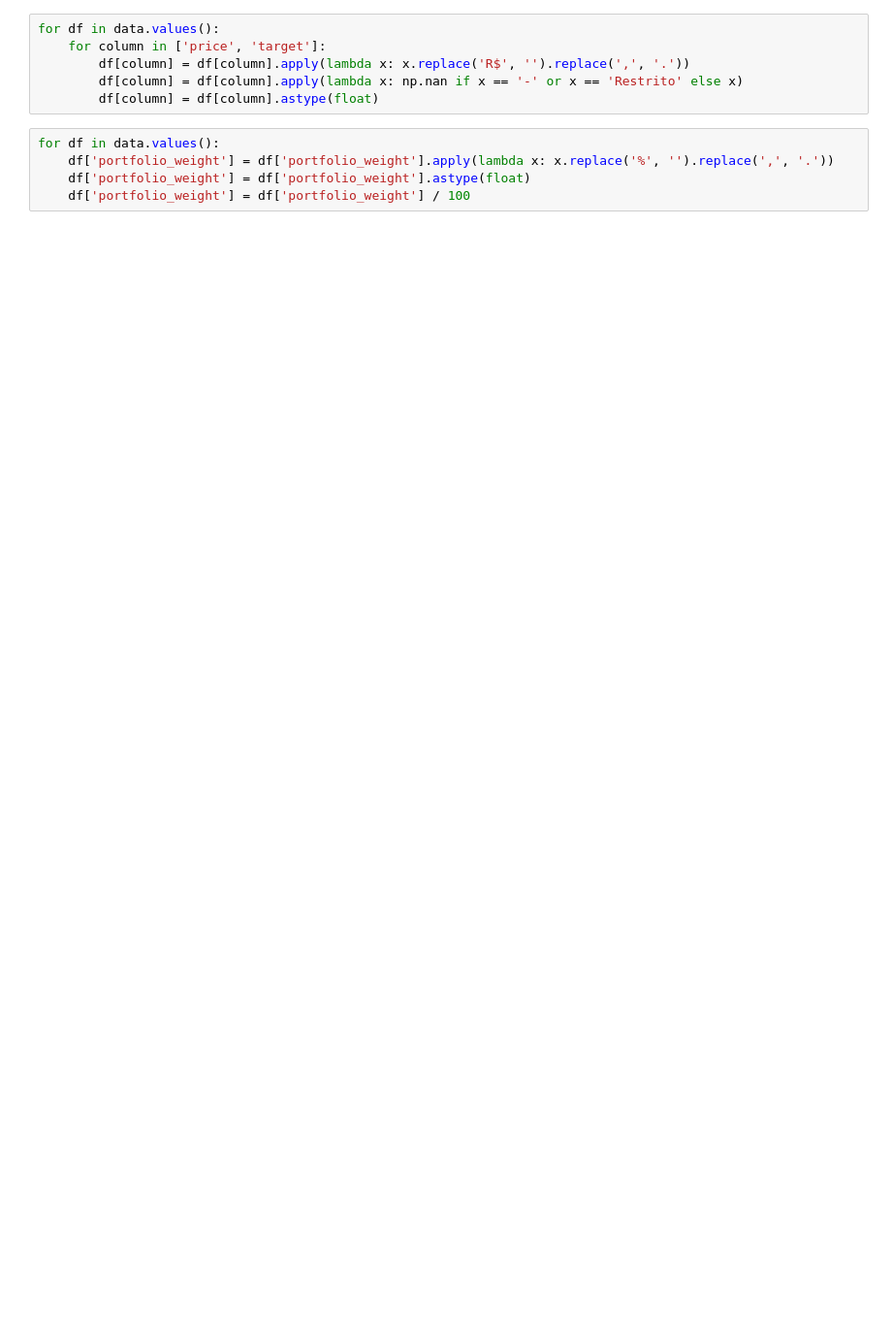
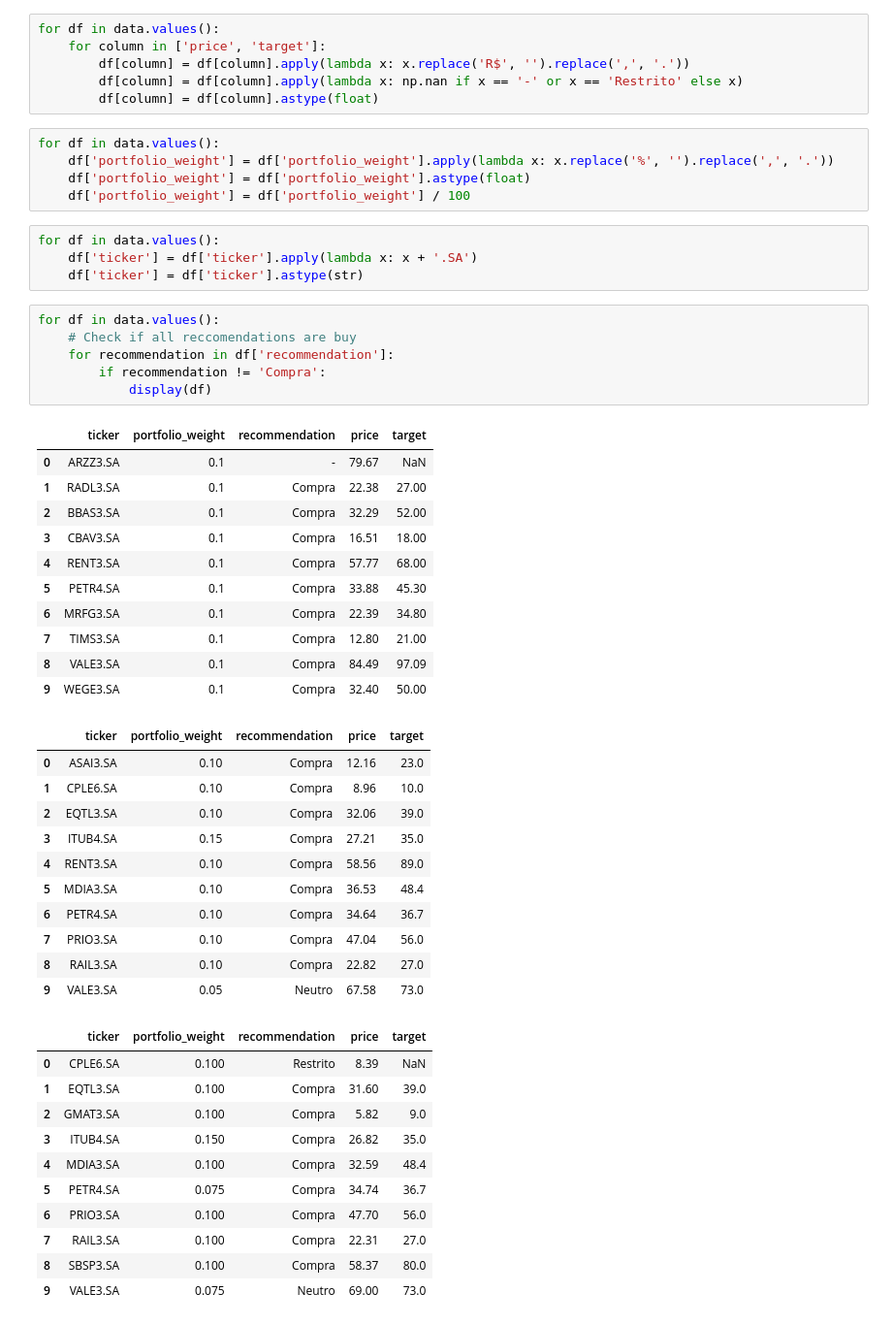
Before and after one commit to gabrielonishi/portifolio-balancing, a Jupyter notebook: notebooks/02-data-processing.ipynb, the cells around one changed output. Shown: that part at 97% size. Cells and saved outputs as stored; diff of their text form; blank space fills up the shorter version.

```diff
--- a/notebooks/02-data-processing.ipynb
+++ b/notebooks/02-data-processing.ipynb
@@ -60,3 +61,47 @@ for df in data.values():
     df['portfolio_weight'] = df['portfolio_weight'].apply(lambda x: x.replace('%', '').replace(',', '.'))
     df['portfolio_weight'] = df['portfolio_weight'].astype(float)
     df['portfolio_weight'] = df['portfolio_weight'] / 100
+# %%
+for df in data.values():
+    df['ticker'] = df['ticker'].apply(lambda x: x + '.SA')
+    df['ticker'] = df['ticker'].astype(str)
+# %%
+for df in data.values():
+    # Check if all reccomendations are buy
+    for recommendation in df['recommendation']:
+        if recommendation != 'Compra':
+            display(df)
+# %% [output]
+|  | ticker | portfolio_weight | recommendation | price | target |
+| 0 | ARZZ3.SA | 0.1 | - | 79.67 | NaN |
+| 1 | RADL3.SA | 0.1 | Compra | 22.38 | 27.00 |
+| 2 | BBAS3.SA | 0.1 | Compra | 32.29 | 52.00 |
+| 3 | CBAV3.SA | 0.1 | Compra | 16.51 | 18.00 |
+| 4 | RENT3.SA | 0.1 | Compra | 57.77 | 68.00 |
+| 5 | PETR4.SA | 0.1 | Compra | 33.88 | 45.30 |
+| 6 | MRFG3.SA | 0.1 | Compra | 22.39 | 34.80 |
+| 7 | TIMS3.SA | 0.1 | Compra | 12.80 | 21.00 |
+| 8 | VALE3.SA | 0.1 | Compra | 84.49 | 97.09 |
+| 9 | WEGE3.SA | 0.1 | Compra | 32.40 | 50.00 |
+|  | ticker | portfolio_weight | recommendation | price | target |
+| 0 | ASAI3.SA | 0.10 | Compra | 12.16 | 23.0 |
+| 1 | CPLE6.SA | 0.10 | Compra | 8.96 | 10.0 |
+| 2 | EQTL3.SA | 0.10 | Compra | 32.06 | 39.0 |
+| 3 | ITUB4.SA | 0.15 | Compra | 27.21 | 35.0 |
+| 4 | RENT3.SA | 0.10 | Compra | 58.56 | 89.0 |
+| 5 | MDIA3.SA | 0.10 | Compra | 36.53 | 48.4 |
+| 6 | PETR4.SA | 0.10 | Compra | 34.64 | 36.7 |
+| 7 | PRIO3.SA | 0.10 | Compra | 47.04 | 56.0 |
+| 8 | RAIL3.SA | 0.10 | Compra | 22.82 | 27.0 |
+| 9 | VALE3.SA | 0.05 | Neutro | 67.58 | 73.0 |
+|  | ticker | portfolio_weight | recommendation | price | target |
+| 0 | CPLE6.SA | 0.100 | Restrito | 8.39 | NaN |
+| 1 | EQTL3.SA | 0.100 | Compra | 31.60 | 39.0 |
+| 2 | GMAT3.SA | 0.100 | Compra | 5.82 | 9.0 |
+| 3 | ITUB4.SA | 0.150 | Compra | 26.82 | 35.0 |
+| 4 | MDIA3.SA | 0.100 | Compra | 32.59 | 48.4 |
+| 5 | PETR4.SA | 0.075 | Compra | 34.74 | 36.7 |
+| 6 | PRIO3.SA | 0.100 | Compra | 47.70 | 56.0 |
+| 7 | RAIL3.SA | 0.100 | Compra | 22.31 | 27.0 |
+| 8 | SBSP3.SA | 0.100 | Compra | 58.37 | 80.0 |
+| 9 | VALE3.SA | 0.075 | Neutro | 69.00 | 73.0 |
```
Also changed, not shown: parts of 10 cells of this notebook, 1 other file.
